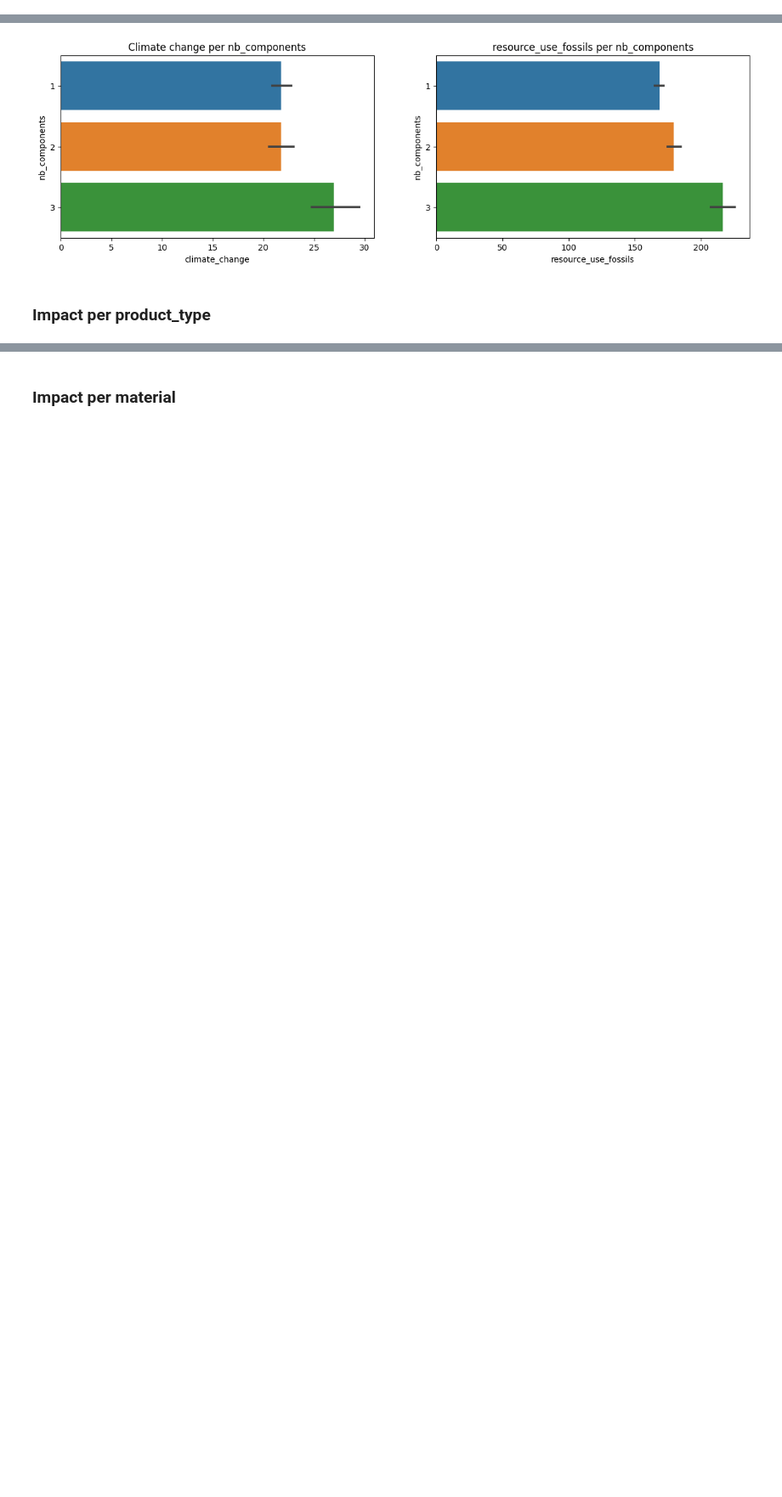
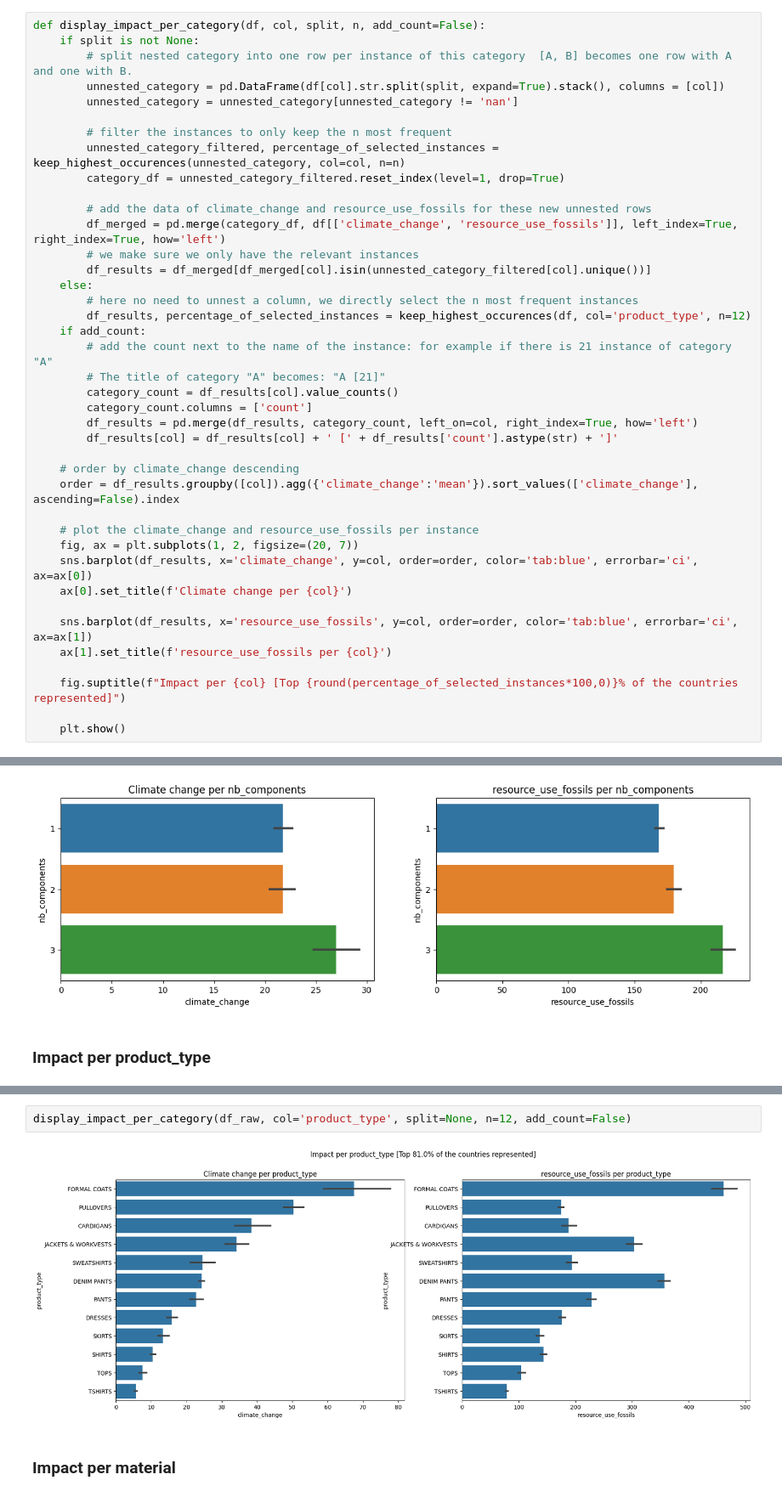
Before and after one commit to max-lutz/technical_case_fairly_made, a Jupyter notebook: notebooks/data_analysis.ipynb, the cells around one changed output, grey strips where cells are left out. Shown at 85% size. Saved outputs shown, nothing was run; the diff lists cells and outputs as text; blank space fills up the shorter version.

```diff
--- a/notebooks/data_analysis.ipynb
+++ b/notebooks/data_analysis.ipynb
@@ -5,3 +19,43 @@ import matplotlib.pyplot as plt
+# %%
+def display_impact_per_category(df, col, split, n, add_count=False):
+    if split is not None:
+        # split nested category into one row per instance of this category  [A, B] becomes one row with A and one with B.
+        unnested_category = pd.DataFrame(df[col].str.split(split, expand=True).stack(), columns = [col])
+        unnested_category = unnested_category[unnested_category != 'nan']
+
+        # filter the instances to only keep the n most frequent
+        unnested_category_filtered, percentage_of_selected_instances = keep_highest_occurences(unnested_category, col=col, n=n)
+        category_df = unnested_category_filtered.reset_index(level=1, drop=True)
+
+        # add the data of climate_change and resource_use_fossils for these new unnested rows
+        df_merged = pd.merge(category_df, df[['climate_change', 'resource_use_fossils']], left_index=True, right_index=True, how='left')
+        # we make sure we only have the relevant instances
+        df_results = df_merged[df_merged[col].isin(unnested_category_filtered[col].unique())]
+    else:
+        # here no need to unnest a column, we directly select the n most frequent instances
+        df_results, percentage_of_selected_instances = keep_highest_occurences(df, col='product_type', n=12)
+    if add_count:
+        # add the count next to the name of the instance: for example if there is 21 instance of category "A"
+        # The title of category "A" becomes: "A [21]"
+        category_count = df_results[col].value_counts()
+        category_count.columns = ['count']
+        df_results = pd.merge(df_results, category_count, left_on=col, right_index=True, how='left')
+        df_results[col] = df_results[col] + ' [' + df_results['count'].astype(str) + ']'
+
+    # order by climate_change descending
+    order = df_results.groupby([col]).agg({'climate_change':'mean'}).sort_values(['climate_change'], ascending=False).index
+
+    # plot the climate_change and resource_use_fossils per instance
+    fig, ax = plt.subplots(1, 2, figsize=(20, 7))
+    sns.barplot(df_results, x='climate_change', y=col, order=order, color='tab:blue', errorbar='ci', ax=ax[0])
+    ax[0].set_title(f'Climate change per {col}')
+
+    sns.barplot(df_results, x='resource_use_fossils', y=col, order=order, color='tab:blue', errorbar='ci', ax=ax[1])
+    ax[1].set_title(f'resource_use_fossils per {col}')
+
+    fig.suptitle(f"Impact per {col} [Top {round(percentage_of_selected_instances*100,0)}% of the countries represented]")
+
+    plt.show()
 # %% [markdown]
 ## Load data
 # %%
@@ -174,2 +234,6 @@ plt.show()
+# %%
+display_impact_per_category(df_raw, col='product_type', split=None, n=12, add_count=False)
+# %% [output]
+[figure, added]
 # %% [markdown]
 ### Impact per material
```
Also changed, not shown: parts of 22 cells of this notebook.
